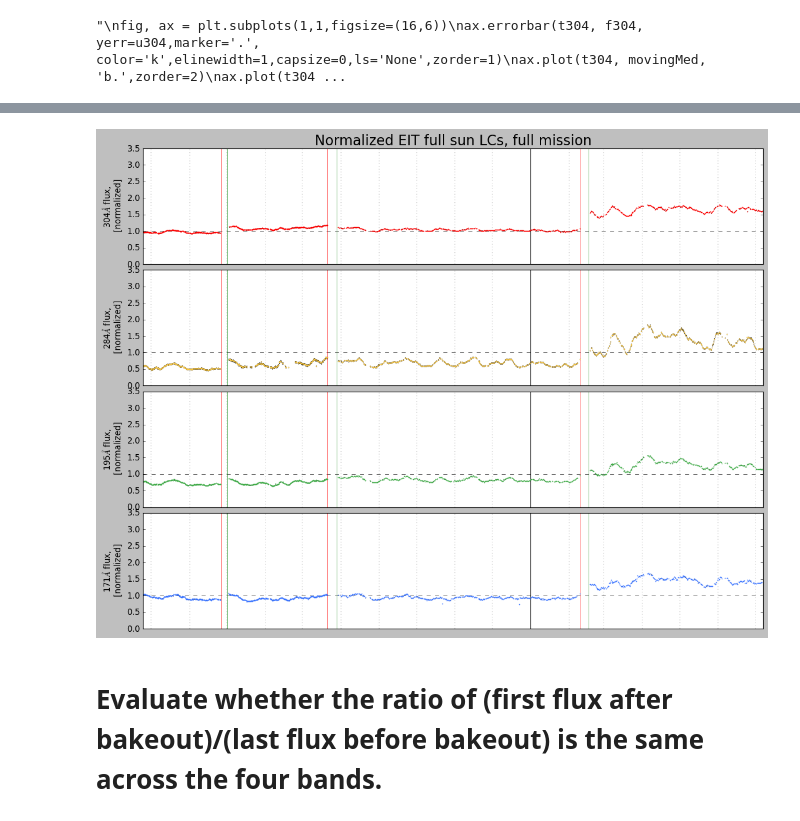
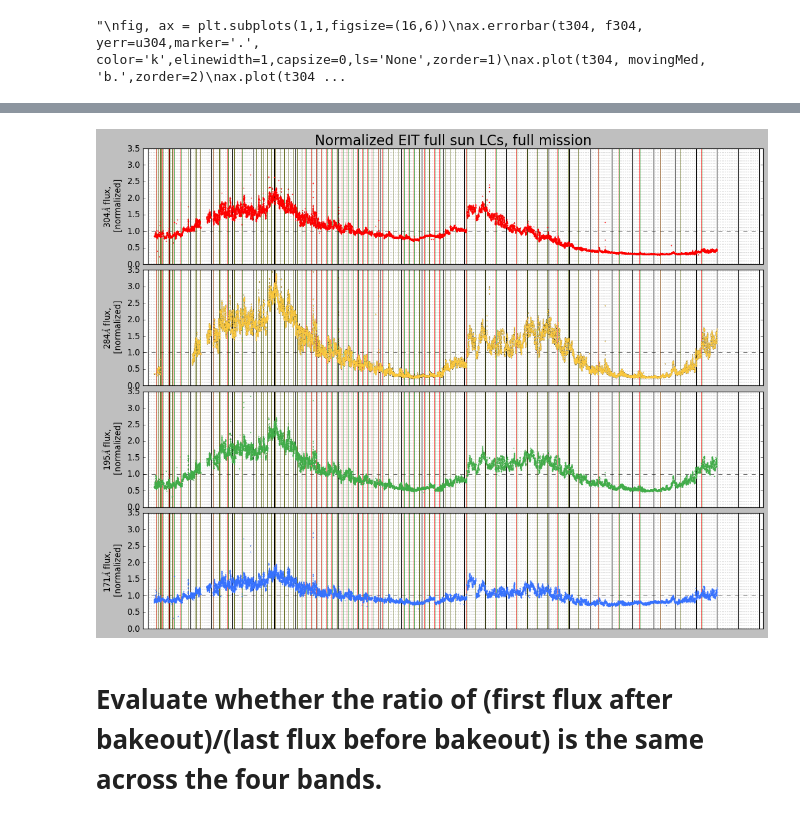
Before and after one commit to esandford/archivalSOHO, a Jupyter notebook: data/EITbakeoutDiscontinuities.ipynb, the cells around one changed output, grey strips where cells are left out. Saved outputs shown, nothing was run; the diff lists cells and outputs as text; code cells hidden in the pictures.

```diff
--- a/data/EITbakeoutDiscontinuities.ipynb
+++ b/data/EITbakeoutDiscontinuities.ipynb
@@ -217,39 +233,39 @@ for ax in axes:
     ax.axhline(1, color='k', ls = '--', lw=0.5, zorder=1)
 
 
 for i, ax in enumerate(axes):
 
     fluxnorm = np.median(farr[i][~np.isnan(farr[i])])
 
     plotcolor = cs[i]
 
     axes[i].errorbar(tarr[i], farr[i]/fluxnorm, yerr=uarr[i]/fluxnorm, ls='None', elinewidth=1, capsize=0, marker='.',ms=2,c=plotcolor,ecolor='k')
     #axes[i].plot(tarr[i], 0.3*np.ones_like(tarr[i]), marker='|',ms=20,mec=plotcolor,ls='None')
     #axes[i].set_ylabel(r"{0}$\AA$ flux,""\n"" ({1} obs)".format(labels[i],len(tarr[i])))
     axes[i].set_ylabel(r"{0}$\AA$ flux,""\n"" [normalized]".format(labels[i]))
 
 for ax in axes:
     ax.set_xticks([])
 
     ax.ticklabel_format(scilimits=(-4,4),useMathText=True)
     ax.set_ylim(0.,3.5)
-    #ax.set_xlim(2450000, 2460750)
-    ax.set_xlim(2455250,2455750)
+    ax.set_xlim(2450000, 2460750)
+    #ax.set_xlim(2455250,2455750)
 
 
-    for i in range(80):
+    for i in range(81):
         bakeoutStartDate = heaterOn[i]['jd']
         bakeoutEndDate = heaterOff[i]['jd']
 
         ax.axvline(bakeoutStartDate,color='r',linestyle='-',lw=0.5)
         ax.axvline(bakeoutEndDate,color='g',linestyle='-',lw=0.5)
 
 axes[0].set_title(r'Normalized EIT full sun LCs, full mission',fontsize=20)
 plt.subplots_adjust(hspace=0.05)
-plt.show()
-#plt.savefig("./EIT_LCs_fullmission.pdf", bbox_inches="tight")
+#plt.show()
+plt.savefig("./EIT_LCs_fullmission.pdf", bbox_inches="tight")
 # %% [output]
-[figure, old version]
+[figure, new version]
 # %% [markdown]
 # Evaluate whether the ratio of (first flux after bakeout)/(last flux before bakeout) is the same across the four bands.
 # %%
```
Also changed, not shown: parts of 7 cells of this notebook, 26 other files.
